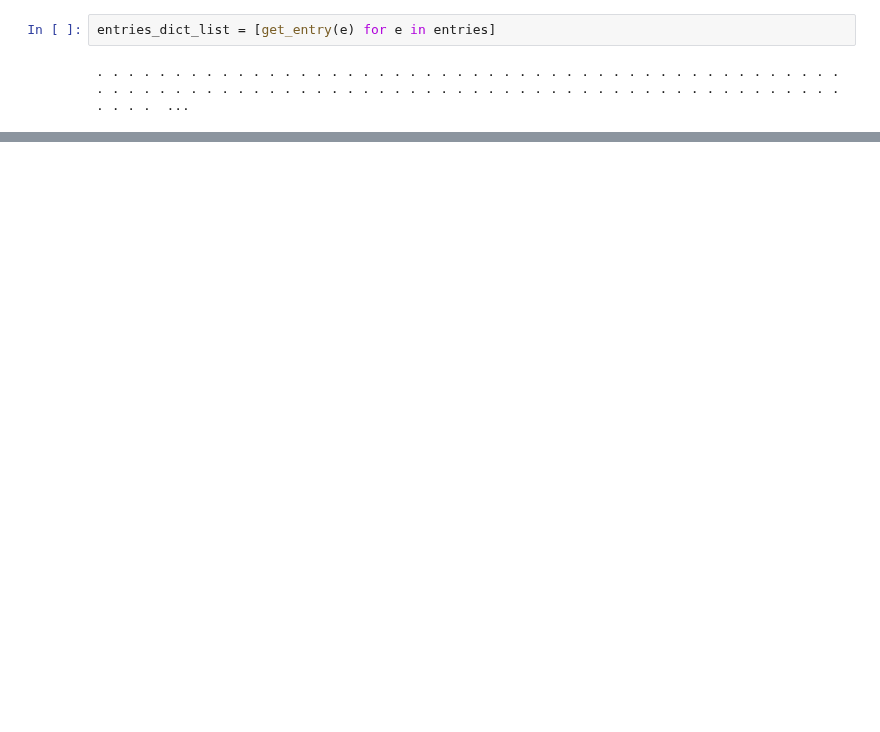
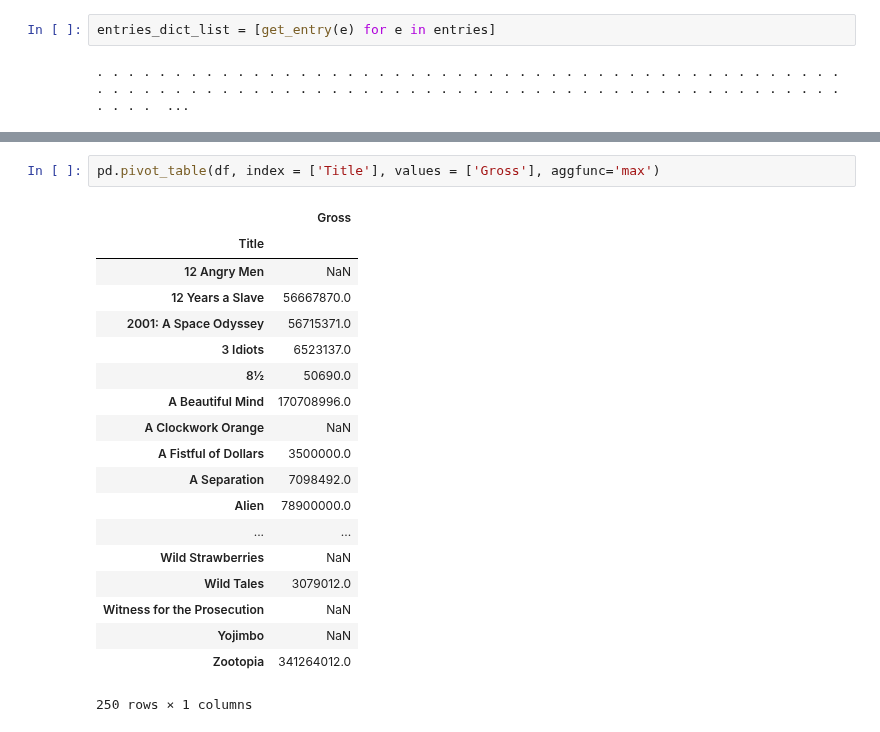
Before and after one commit to AndrewJeong89/GA-DSI, a Jupyter notebook: projects/projects-weekly/project-06/IMDB RATING.ipynb, the cells around one changed output, grey strips where cells are left out. Drawn from its saved outputs; the diff is of its cells as text; blank space fills up the shorter version.

```diff
--- a/projects/projects-weekly/project-06/IMDB RATING.ipynb
+++ b/projects/projects-weekly/project-06/IMDB RATING.ipynb
@@ -83,0 +261,22 @@ array([u'Won 3 Oscars. Another 87 wins & 131 nominations.',
+# %%
+pd.pivot_table(df, index = ['Title'], values = ['Gross'], aggfunc='max')
+# %% [output]
+|  | Gross |
+| Title |  |
+| 12 Angry Men | NaN |
+| 12 Years a Slave | 56667870.0 |
+| 2001: A Space Odyssey | 56715371.0 |
+| 3 Idiots | 6523137.0 |
+| 8½ | 50690.0 |
+| A Beautiful Mind | 170708996.0 |
+| A Clockwork Orange | NaN |
+| A Fistful of Dollars | 3500000.0 |
+| A Separation | 7098492.0 |
+| Alien | 78900000.0 |
+| ... | ... |
+| Wild Strawberries | NaN |
+| Wild Tales | 3079012.0 |
+| Witness for the Prosecution | NaN |
+| Yojimbo | NaN |
+| Zootopia | 341264012.0 |
+250 rows × 1 columns
```
Also changed, not shown: parts of 34 cells of this notebook, 8 other files.
